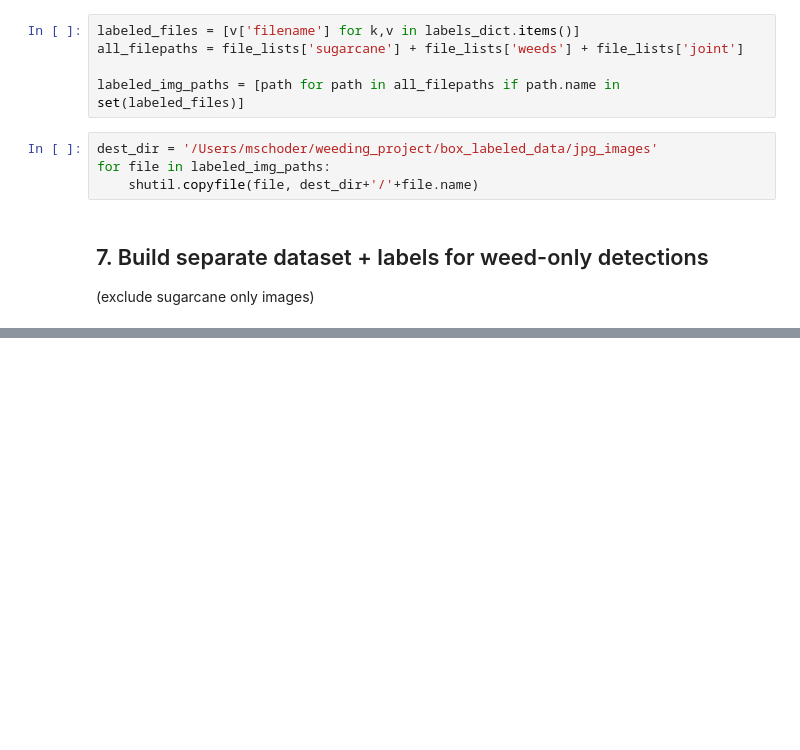
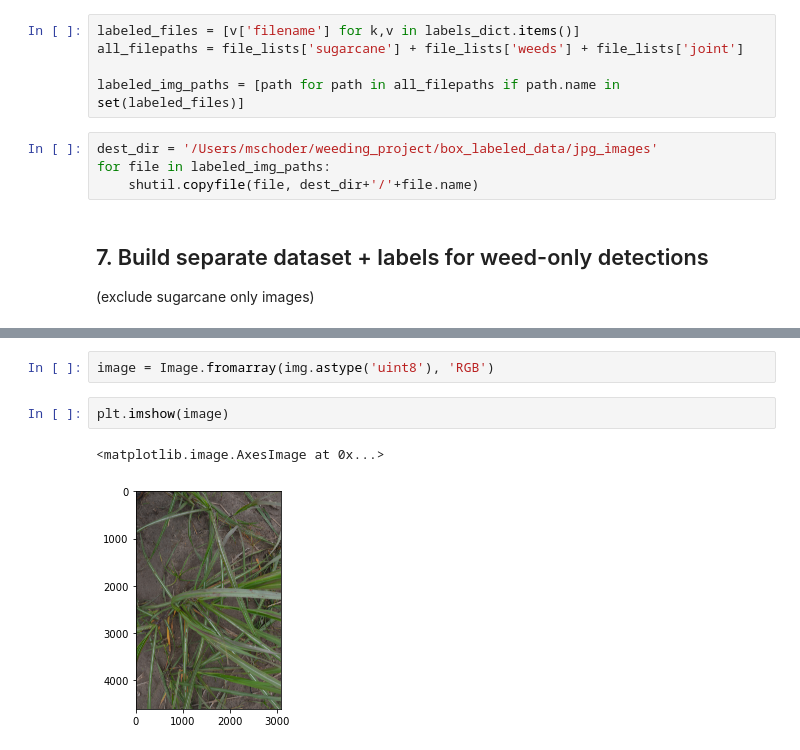
Before and after one commit to mschoder/sugarcane-weed-classification, a Jupyter notebook: labeling/Annotation Instructions.ipynb, the cells around one changed output, grey strips where cells are left out. Cells and saved outputs as stored; diff of their text form; blank space fills up the shorter version.

```diff
--- a/labeling/Annotation Instructions.ipynb
+++ b/labeling/Annotation Instructions.ipynb
@@ -167,0 +258,7 @@ for file in labeled_img_paths:
+# %%
+image = Image.fromarray(img.astype('uint8'), 'RGB')
+# %%
+plt.imshow(image)
+# %% [output]
+<matplotlib.image.AxesImage at 0x...>
+[figure, added]
```
Also changed, not shown: parts of 13 cells of this notebook, 4 other files.
